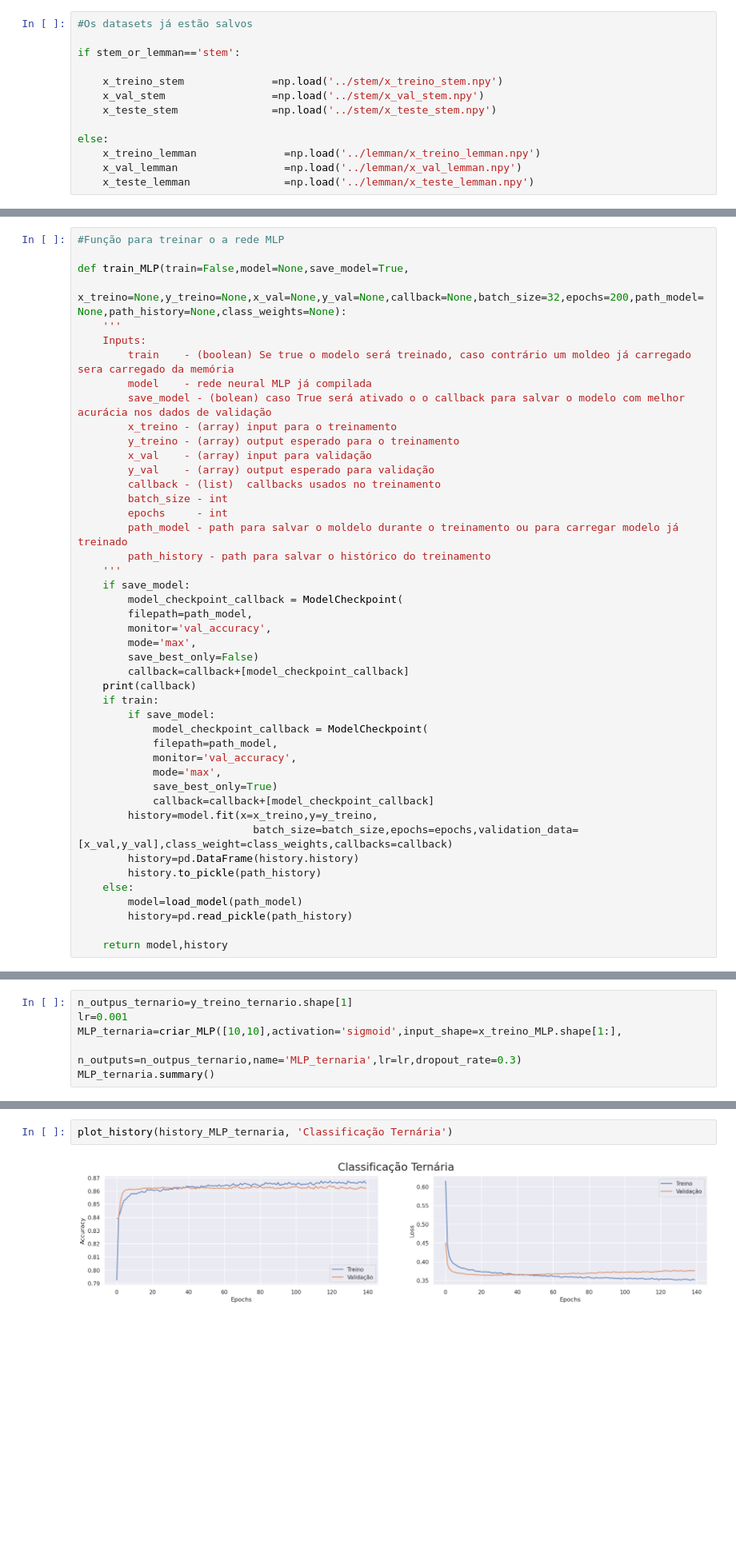
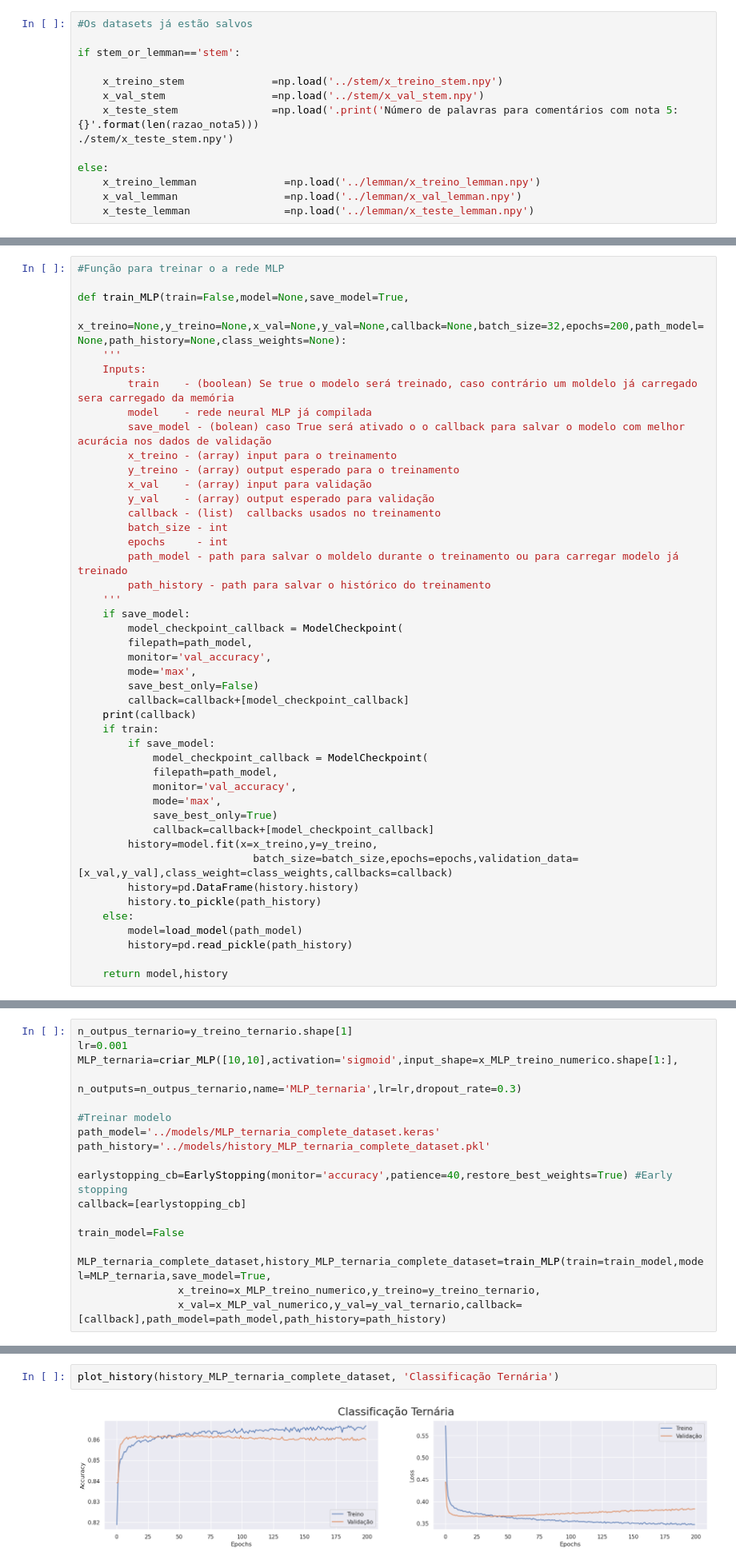
Before and after one commit to RodolfoPCruz/trip_advisor, a Jupyter notebook: trip_advisor.ipynb, the cells around one changed output, grey strips where cells are left out. Shown at 80% size. Cells and saved outputs as stored; diff of their text form; blank space fills up the shorter version.

```diff
--- a/trip_advisor.ipynb
+++ b/trip_advisor.ipynb
@@ -843,7 +849,8 @@ if stem_or_lemman=='stem':
 
     x_treino_stem              =np.load('../stem/x_treino_stem.npy')
     x_val_stem                 =np.load('../stem/x_val_stem.npy')
-    x_teste_stem               =np.load('../stem/x_teste_stem.npy')
+    x_teste_stem               =np.load('.print('Número de palavras para comentários com nota 5: {}'.format(len(razao_nota5)))
+./stem/x_teste_stem.npy')
 
 else:
     x_treino_lemman              =np.load('../lemman/x_treino_lemman.npy')
@@ -1333,7 +1340,7 @@ def train_MLP(train=False,model=None,save_model=True,
               x_treino=None,y_treino=None,x_val=None,y_val=None,callback=None,batch_size=32,epochs=200,path_model=None,path_history=None,class_weights=None):
     '''
     Inputs:
-        train    - (boolean) Se true o modelo será treinado, caso contrário um moldeo já carregado sera carregado da memória
+        train    - (boolean) Se true o modelo será treinado, caso contrário um moldelo já carregado sera carregado da memória
         model    - rede neural MLP já compilada
         save_model - (bolean) caso True será ativado o o callback para salvar o modelo com melhor acurácia nos dados de validação
         x_treino - (array) input para o treinamento
@@ -1699,7 +1735,19 @@ y_teste_ternario               = encoder.fit_transform(y_teste_ternario)
 # %%
 n_outpus_ternario=y_treino_ternario.shape[1]
 lr=0.001
-MLP_ternaria=criar_MLP([10,10],activation='sigmoid',input_shape=x_treino_MLP.shape[1:],
+MLP_ternaria=criar_MLP([10,10],activation='sigmoid',input_shape=x_MLP_treino_numerico.shape[1:],
                                    n_outputs=n_outpus_ternario,name='MLP_ternaria',lr=lr,dropout_rate=0.3)
-MLP_ternaria.summary()
+
+#Treinar modelo
+path_model='../models/MLP_ternaria_complete_dataset.keras'
+path_history='../models/history_MLP_ternaria_complete_dataset.pkl'
+
+earlystopping_cb=EarlyStopping(monitor='accuracy',patience=40,restore_best_weights=True) #Early stopping
+callback=[earlystopping_cb]
+
+train_model=False
+
+MLP_ternaria_complete_dataset,history_MLP_ternaria_complete_dataset=train_MLP(train=train_model,model=MLP_ternaria,save_model=True,
+                x_treino=x_MLP_treino_numerico,y_treino=y_treino_ternario,
+                x_val=x_MLP_val_numerico,y_val=y_val_ternario,callback=[callback],path_model=path_model,path_history=path_history)
 # %% [output]
@@ -1744,4 +1755,4 @@ else:
 # %%
-plot_history(history_MLP_ternaria, 'Classificação Ternária')
+plot_history(history_MLP_ternaria_complete_dataset, 'Classificação Ternária')
 # %% [output]
-[figure, old version]
+[figure, new version]
```
Also changed, not shown: parts of 30 cells of this notebook.
